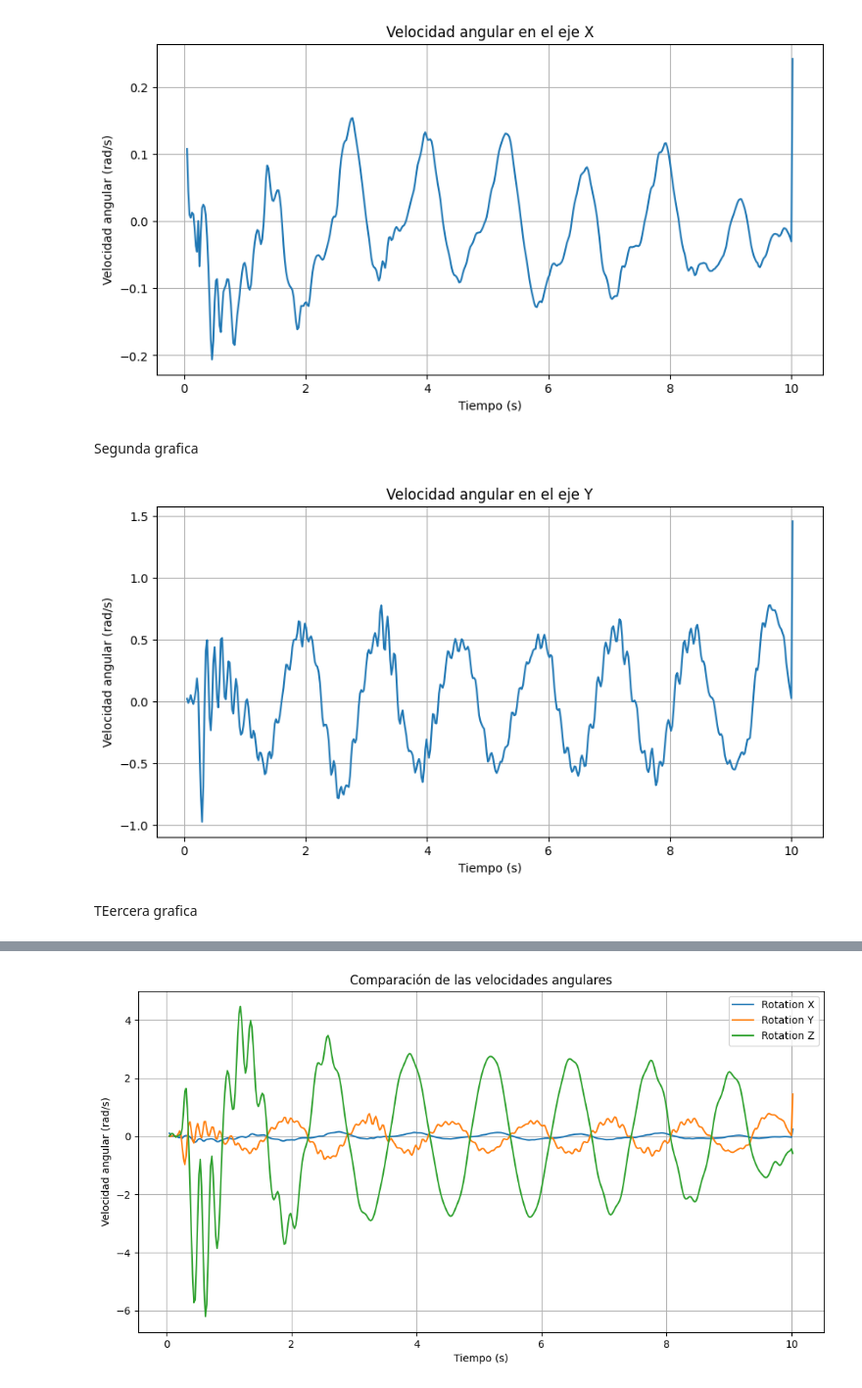
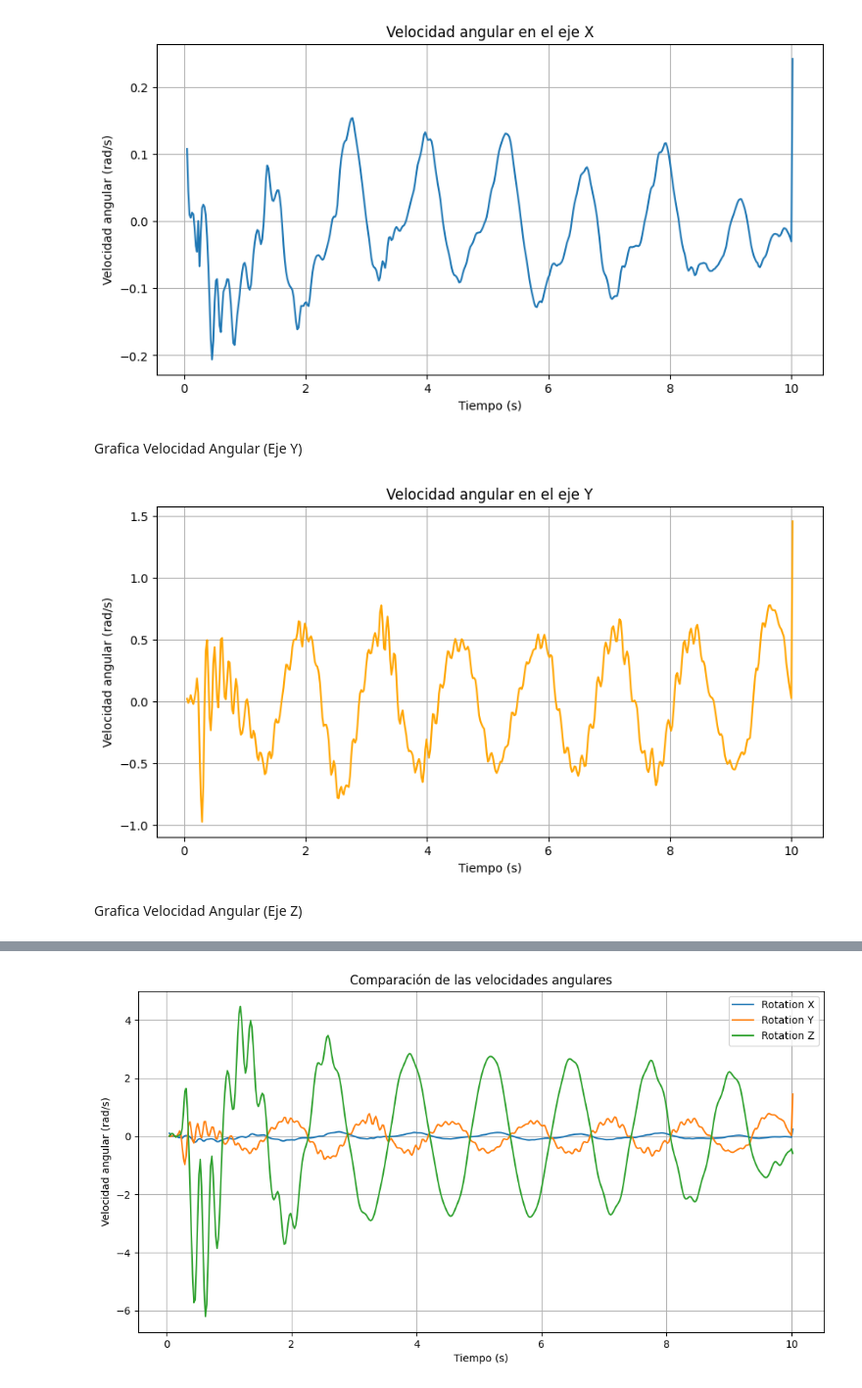
Before and after one commit to estmiguelplazas-web/Experimento-Phyphox---Pendulo-Simple, a Jupyter notebook: Código Python/Pendulo_Simple.ipynb, the cells around one changed output, grey strips where cells are left out. Shown at 98% size. Saved outputs shown, nothing was run; the diff lists cells and outputs as text; code cells hidden in the pictures.

```diff
--- a/Código Python/Pendulo_Simple.ipynb
+++ b/Código Python/Pendulo_Simple.ipynb
@@ -24,8 +24,7 @@ print(excel.sheet_names)
 # %% [markdown]
 RAW DATA
 # %%
-datos = pd.read_excel(archivo,
-                      sheet_name="Raw Data")
+datos = pd.read_excel(archivo,sheet_name="Raw Data")
 # %% [markdown]
 pRIMEROS 5 DATO S
 # %%
@@ -95,24 +94,24 @@ plt.grid()
 plt.show()
 # %% [output]
 [figure]
-# %% [markdown]
-Segunda grafica
+# %% [markdown]
+Grafica Velocidad Angular (Eje Y)
 # %%
 plt.figure(figsize=(10,5))
 
-plt.plot(tiempo, rot_y)
+plt.plot(tiempo, rot_y,color='orange')
 
 plt.xlabel("Tiempo (s)")
 plt.ylabel("Velocidad angular (rad/s)")
 plt.title("Velocidad angular en el eje Y")
 
 plt.grid()
 
 plt.show()
 # %% [output]
-[figure, old version]
+[figure, new version]
-# %% [markdown]
-TEercera grafica
+# %% [markdown]
+Grafica Velocidad Angular (Eje Z)
 # %%
 plt.figure(figsize=(10,5))
 
```
Also changed, not shown: parts of 21 cells of this notebook.
